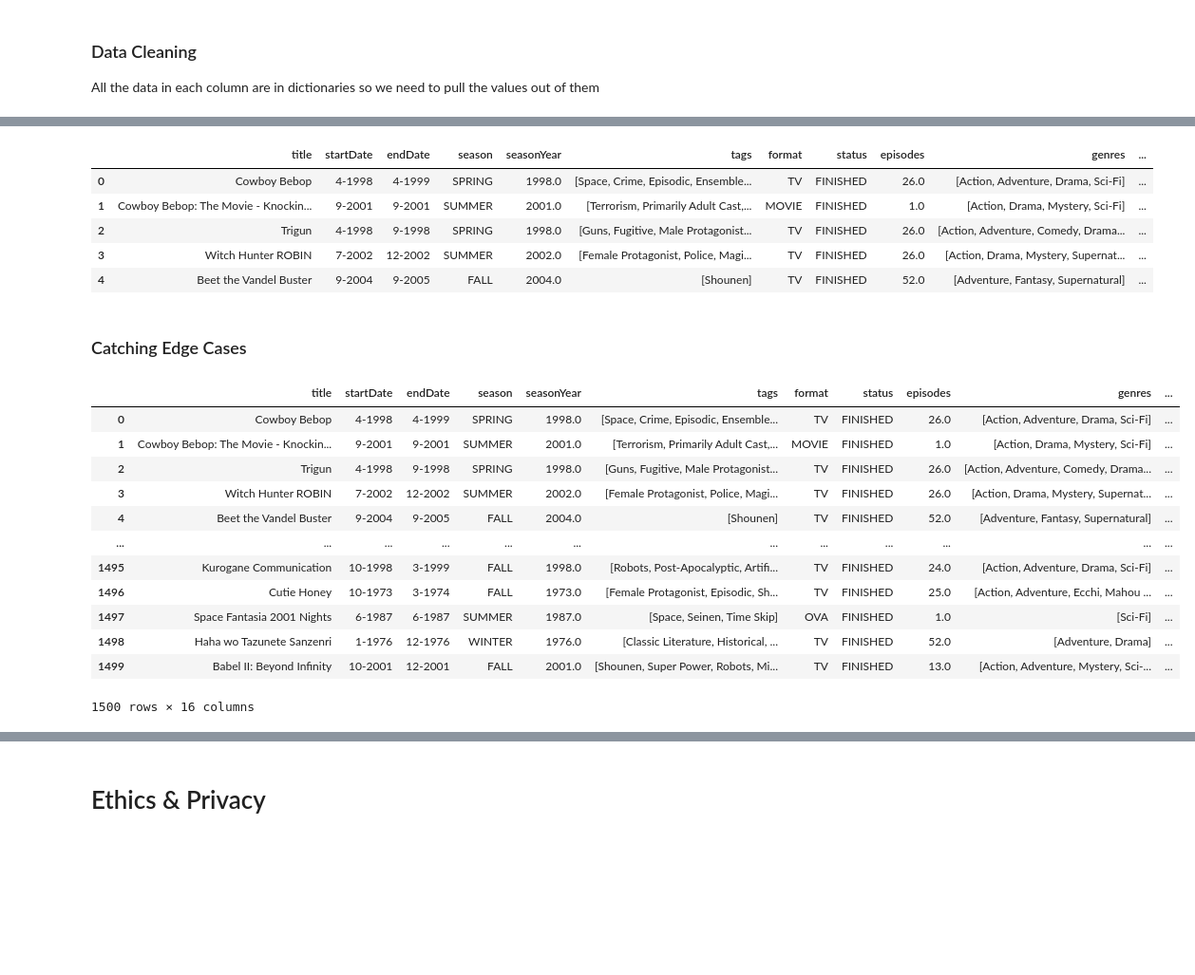
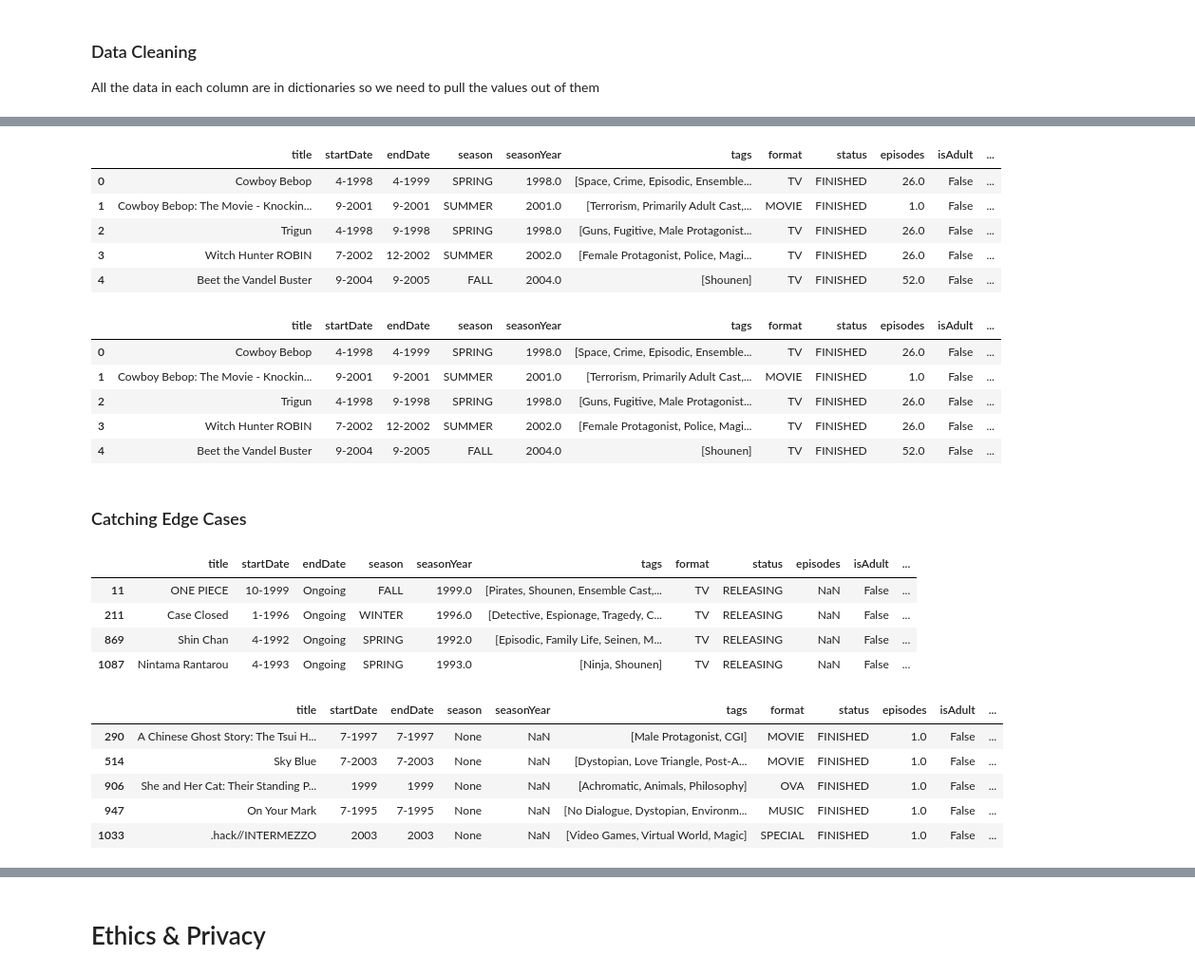
Before and after one commit to aydintabai/AI-Academic-Impact-Case-Study, a Jupyter notebook: DataCheckpoint_Group112_WI24.ipynb, the cells around one changed output, grey strips where cells are left out. Shown at 95% size. Cells and saved outputs as stored; diff of their text form; code cells hidden in the pictures; blank space fills up the shorter version.

```diff
--- a/DataCheckpoint_Group112_WI24.ipynb
+++ b/DataCheckpoint_Group112_WI24.ipynb
@@ -254,7 +269,26 @@ api_df.head()
+# %%
+# Clean airingSchedule converting dictionary to list
+# airingSchedule is a dictionary of a list of episodes
+def convertAiring(d):
+    if len(d['nodes']) == 0:
+        # If there is no list then we return an empty list
+        return []
+    else:
+        # Pull the latest episodes which is at the bottom
+        return d['nodes'][-1]['episode']
+api_df.loc[:, 'airingSchedule'] = api_df['airingSchedule'].copy().apply(convertAiring)
+api_df.head()
+# %% [output]
+|  | title | startDate | endDate | season | seasonYear | tags | format | status | episodes | isAdult | ... |
+| 0 | Cowboy Bebop | 4-1998 | 4-1999 | SPRING | 1998.0 | [Space, Crime, Episodic, Ensemble... | TV | FINISHED | 26.0 | False | ... |
+| 1 | Cowboy Bebop: The Movie - Knockin... | 9-2001 | 9-2001 | SUMMER | 2001.0 | [Terrorism, Primarily Adult Cast,... | MOVIE | FINISHED | 1.0 | False | ... |
+| 2 | Trigun | 4-1998 | 9-1998 | SPRING | 1998.0 | [Guns, Fugitive, Male Protagonist... | TV | FINISHED | 26.0 | False | ... |
+| 3 | Witch Hunter ROBIN | 7-2002 | 12-2002 | SUMMER | 2002.0 | [Female Protagonist, Police, Magi... | TV | FINISHED | 26.0 | False | ... |
+| 4 | Beet the Vandel Buster | 9-2004 | 9-2005 | FALL | 2004.0 | [Shounen] | TV | FINISHED | 52.0 | False | ... |
 # %%
 # Fill and remove NaN for certain columns
 
-# If the title of a anime doesn't exist remove the row
+# If the title of a anime doesn't exist remove the observation
 api_df = api_df[api_df['title'].notna()]
 
 # If the rankings, popularity, or averageScore is NaN then convert to 0
@@ -264,30 +298,32 @@ api_df.loc[:, 'averageScore'] = api_df['averageScore'].fillna(0)
 
 api_df.head()
 # %% [output]
-|  | title | startDate | endDate | season | seasonYear | tags | format | status | episodes | genres | ... |
-| 0 | Cowboy Bebop | 4-1998 | 4-1999 | SPRING | 1998.0 | [Space, Crime, Episodic, Ensemble... | TV | FINISHED | 26.0 | [Action, Adventure, Drama, Sci-Fi] | ... |
-| 1 | Cowboy Bebop: The Movie - Knockin... | 9-2001 | 9-2001 | SUMMER | 2001.0 | [Terrorism, Primarily Adult Cast,... | MOVIE | FINISHED | 1.0 | [Action, Drama, Mystery, Sci-Fi] | ... |
-| 2 | Trigun | 4-1998 | 9-1998 | SPRING | 1998.0 | [Guns, Fugitive, Male Protagonist... | TV | FINISHED | 26.0 | [Action, Adventure, Comedy, Drama... | ... |
-| 3 | Witch Hunter ROBIN | 7-2002 | 12-2002 | SUMMER | 2002.0 | [Female Protagonist, Police, Magi... | TV | FINISHED | 26.0 | [Action, Drama, Mystery, Supernat... | ... |
-| 4 | Beet the Vandel Buster | 9-2004 | 9-2005 | FALL | 2004.0 | [Shounen] | TV | FINISHED | 52.0 | [Adventure, Fantasy, Supernatural] | ... |
+|  | title | startDate | endDate | season | seasonYear | tags | format | status | episodes | isAdult | ... |
+| 0 | Cowboy Bebop | 4-1998 | 4-1999 | SPRING | 1998.0 | [Space, Crime, Episodic, Ensemble... | TV | FINISHED | 26.0 | False | ... |
+| 1 | Cowboy Bebop: The Movie - Knockin... | 9-2001 | 9-2001 | SUMMER | 2001.0 | [Terrorism, Primarily Adult Cast,... | MOVIE | FINISHED | 1.0 | False | ... |
+| 2 | Trigun | 4-1998 | 9-1998 | SPRING | 1998.0 | [Guns, Fugitive, Male Protagonist... | TV | FINISHED | 26.0 | False | ... |
+| 3 | Witch Hunter ROBIN | 7-2002 | 12-2002 | SUMMER | 2002.0 | [Female Protagonist, Police, Magi... | TV | FINISHED | 26.0 | False | ... |
+| 4 | Beet the Vandel Buster | 9-2004 | 9-2005 | FALL | 2004.0 | [Shounen] | TV | FINISHED | 52.0 | False | ... |
 # %% [markdown]
 ### Catching Edge Cases
 # %%
-# Replace NaN value to 'Ongoing' for status for animes that are still releasing
+# Animes that are releasing don't have an endDate so we replace with 'Ongoing'
 api_df.loc[api_df['status'] == 'RELEASING', 'endDate'] = 'Ongoing'
-api_df[api_df['status'] == 'RELEASING']
-api_df
+api_df[api_df['status'] == 'RELEASING'].head()
 # %% [output]
-|  | title | startDate | endDate | season | seasonYear | tags | format | status | episodes | genres | ... |
-| 0 | Cowboy Bebop | 4-1998 | 4-1999 | SPRING | 1998.0 | [Space, Crime, Episodic, Ensemble... | TV | FINISHED | 26.0 | [Action, Adventure, Drama, Sci-Fi] | ... |
-| 1 | Cowboy Bebop: The Movie - Knockin... | 9-2001 | 9-2001 | SUMMER | 2001.0 | [Terrorism, Primarily Adult Cast,... | MOVIE | FINISHED | 1.0 | [Action, Drama, Mystery, Sci-Fi] | ... |
-| 2 | Trigun | 4-1998 | 9-1998 | SPRING | 1998.0 | [Guns, Fugitive, Male Protagonist... | TV | FINISHED | 26.0 | [Action, Adventure, Comedy, Drama... | ... |
-| 3 | Witch Hunter ROBIN | 7-2002 | 12-2002 | SUMMER | 2002.0 | [Female Protagonist, Police, Magi... | TV | FINISHED | 26.0 | [Action, Drama, Mystery, Supernat... | ... |
-| 4 | Beet the Vandel Buster | 9-2004 | 9-2005 | FALL | 2004.0 | [Shounen] | TV | FINISHED | 52.0 | [Adventure, Fantasy, Supernatural] | ... |
-| ... | ... | ... | ... | ... | ... | ... | ... | ... | ... | ... | ... |
-| 1495 | Kurogane Communication | 10-1998 | 3-1999 | FALL | 1998.0 | [Robots, Post-Apocalyptic, Artifi... | TV | FINISHED | 24.0 | [Action, Adventure, Drama, Sci-Fi] | ... |
-| 1496 | Cutie Honey | 10-1973 | 3-1974 | FALL | 1973.0 | [Female Protagonist, Episodic, Sh... | TV | FINISHED | 25.0 | [Action, Adventure, Ecchi, Mahou ... | ... |
-| 1497 | Space Fantasia 2001 Nights | 6-1987 | 6-1987 | SUMMER | 1987.0 | [Space, Seinen, Time Skip] | OVA | FINISHED | 1.0 | [Sci-Fi] | ... |
-| 1498 | Haha wo Tazunete Sanzenri | 1-1976 | 12-1976 | WINTER | 1976.0 | [Classic Literature, Historical, ... | TV | FINISHED | 52.0 | [Adventure, Drama] | ... |
-| 1499 | Babel II: Beyond Infinity | 10-2001 | 12-2001 | FALL | 2001.0 | [Shounen, Super Power, Robots, Mi... | TV | FINISHED | 13.0 | [Action, Adventure, Mystery, Sci-... | ... |
+|  | title | startDate | endDate | season | seasonYear | tags | format | status | episodes | isAdult | ... |
+| 11 | ONE PIECE | 10-1999 | Ongoing | FALL | 1999.0 | [Pirates, Shounen, Ensemble Cast,... | TV | RELEASING | NaN | False | ... |
+| 211 | Case Closed | 1-1996 | Ongoing | WINTER | 1996.0 | [Detective, Espionage, Tragedy, C... | TV | RELEASING | NaN | False | ... |
+| 869 | Shin Chan | 4-1992 | Ongoing | SPRING | 1992.0 | [Episodic, Family Life, Seinen, M... | TV | RELEASING | NaN | False | ... |
+| 1087 | Nintama Rantarou | 4-1993 | Ongoing | SPRING | 1993.0 | [Ninja, Shounen] | TV | RELEASING | NaN | False | ... |
-1500 rows × 16 columns
+# %%
+# Check to find animes that don't have season column filled
+nan_season = api_df[api_df['season'].isna()]
+nan_season.head()
+# %% [output]
+|  | title | startDate | endDate | season | seasonYear | tags | format | status | episodes | isAdult | ... |
+| 290 | A Chinese Ghost Story: The Tsui H... | 7-1997 | 7-1997 | None | NaN | [Male Protagonist, CGI] | MOVIE | FINISHED | 1.0 | False | ... |
+| 514 | Sky Blue | 7-2003 | 7-2003 | None | NaN | [Dystopian, Love Triangle, Post-A... | MOVIE | FINISHED | 1.0 | False | ... |
+| 906 | She and Her Cat: Their Standing P... | 1999 | 1999 | None | NaN | [Achromatic, Animals, Philosophy] | OVA | FINISHED | 1.0 | False | ... |
+| 947 | On Your Mark | 7-1995 | 7-1995 | None | NaN | [No Dialogue, Dystopian, Environm... | MUSIC | FINISHED | 1.0 | False | ... |
+| 1033 | .hack//INTERMEZZO | 2003 | 2003 | None | NaN | [Video Games, Virtual World, Magic] | SPECIAL | FINISHED | 1.0 | False | ... |
```
Also changed, not shown: parts of 19 cells of this notebook, 1 other file.
